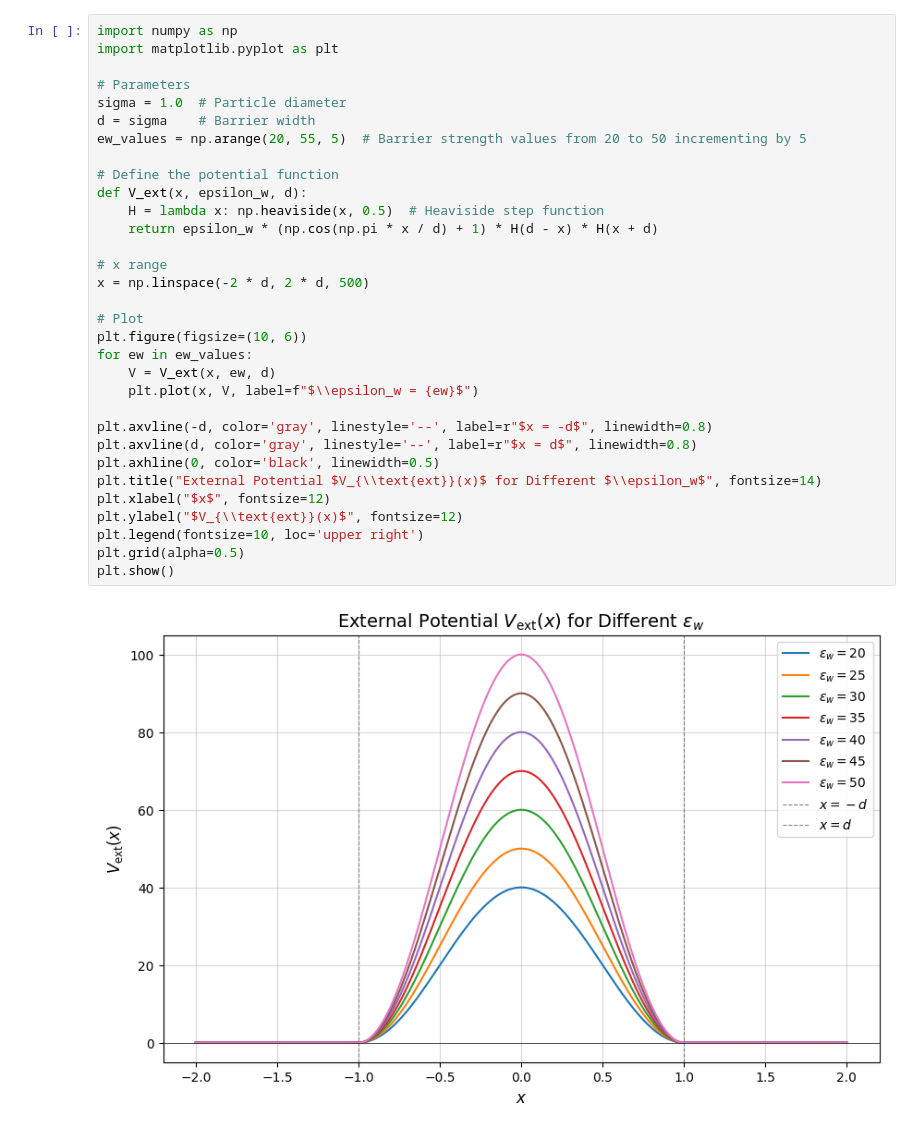
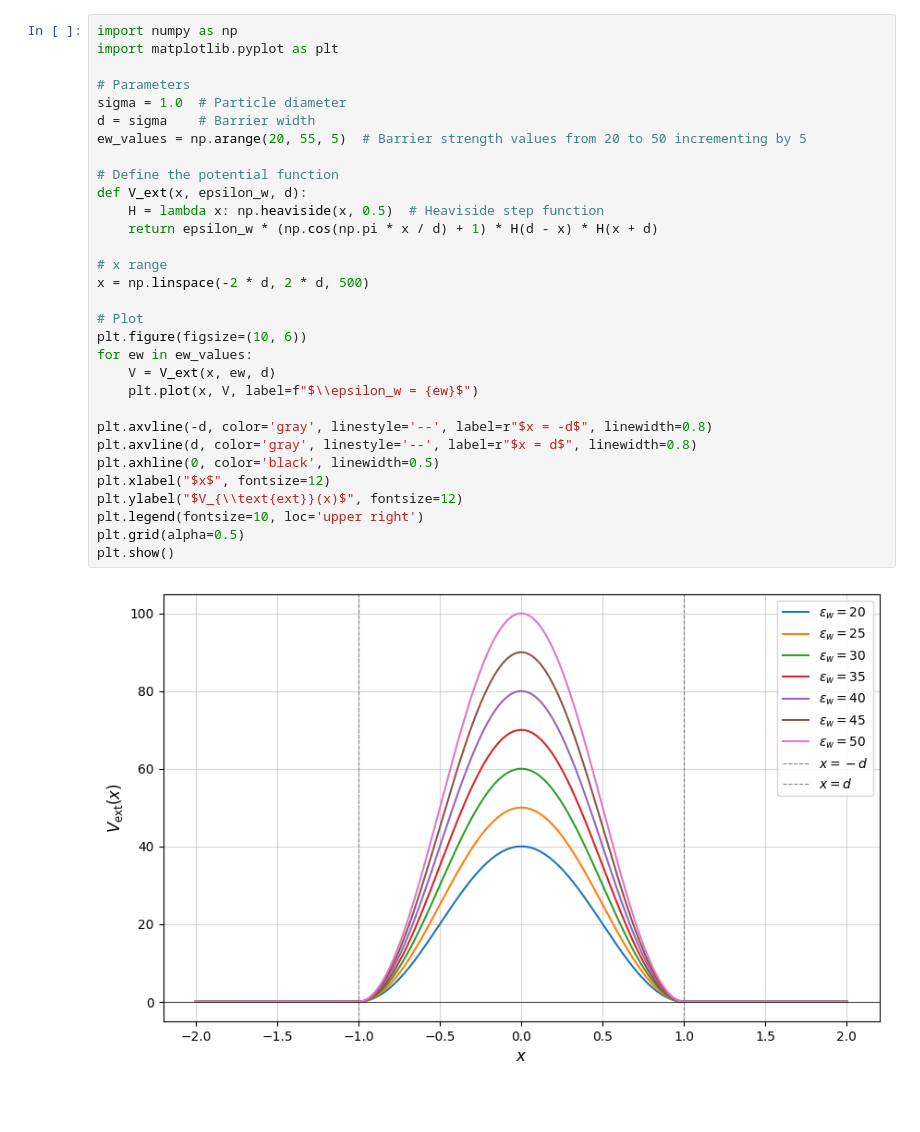
Before and after one commit to sohyuniverse/active-drying, a Jupyter notebook: models/analysis.ipynb, the cells around one changed output. Drawn from its saved outputs; the diff is of its cells as text; blank space fills up the shorter version.

```diff
--- a/models/analysis.ipynb
+++ b/models/analysis.ipynb
@@ -3,35 +3,34 @@ import numpy as np
 import matplotlib.pyplot as plt
 
 # Parameters
 sigma = 1.0  # Particle diameter
 d = sigma    # Barrier width
 ew_values = np.arange(20, 55, 5)  # Barrier strength values from 20 to 50 incrementing by 5
 
 # Define the potential function
 def V_ext(x, epsilon_w, d):
     H = lambda x: np.heaviside(x, 0.5)  # Heaviside step function
     return epsilon_w * (np.cos(np.pi * x / d) + 1) * H(d - x) * H(x + d)
 
 # x range
 x = np.linspace(-2 * d, 2 * d, 500)
 
 # Plot
 plt.figure(figsize=(10, 6))
 for ew in ew_values:
     V = V_ext(x, ew, d)
     plt.plot(x, V, label=f"$\\epsilon_w = {ew}$")
 
 plt.axvline(-d, color='gray', linestyle='--', label=r"$x = -d$", linewidth=0.8)
 plt.axvline(d, color='gray', linestyle='--', label=r"$x = d$", linewidth=0.8)
 plt.axhline(0, color='black', linewidth=0.5)
-plt.title("External Potential $V_{\\text{ext}}(x)$ for Different $\\epsilon_w$", fontsize=14)
 plt.xlabel("$x$", fontsize=12)
 plt.ylabel("$V_{\\text{ext}}(x)$", fontsize=12)
 plt.legend(fontsize=10, loc='upper right')
 plt.grid(alpha=0.5)
 plt.show()
 # %% [output]
-[figure, old version]
+[figure, new version]
 # %%
 def inspect_file(filename):
     with open(filename, 'r') as f:
```
Also changed, not shown: parts of 3 cells of this notebook, 10 other files.
